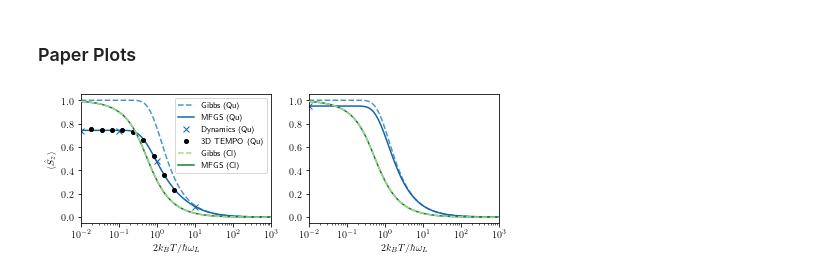
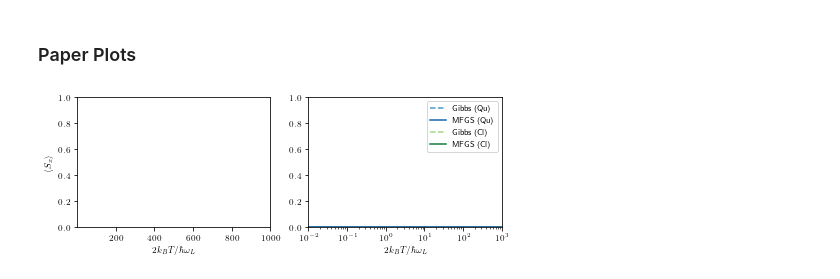
Before and after one commit to quantum-exeter/QuantumSpinDynamics, a Jupyter notebook: plot/plotStatics.ipynb, the cells around one changed output. Drawn from its saved outputs; the diff is of its cells as text; code cells hidden in the pictures.

Commit message:
sx magnetisation plots added.

```diff
--- a/plot/plotStatics.ipynb
+++ b/plot/plotStatics.ipynb
@@ -111,59 +111,63 @@ plt.savefig("C://Users//crh222//Dropbox//PhD//1. RC Mapping//Graphs//Statics//di
 # %% [markdown]
 ### Paper Plots ###
 # %%
-dataG_prma = np.array(pd.read_csv(r'C://Users//crh222//Data//RC//Quantum//Statics//Gibbs.csv'))
-data3D_prma = np.array(pd.read_csv(r'C://Users//crh222//Data//RC//Quantum//Statics//MFGS_3D_xyz_prma_5.csv'))
-data3D_prma_cl = np.array(pd.read_csv(r'C://Users//crh222//Data//RC//Classical//MFGS_3D_xyz_prma.csv'))
-data3D_prma_tempo = np.array(pd.read_csv(r'C://Users//crh222//Data//RC//Quantum//Statics//TEMPO.csv'))
+dataG_prma = np.array(pd.read_csv(r'C://Users//crh222//Data//3DProj//Quantum//Statics//Gibbs.csv'))
+data3D_prma = np.array(pd.read_csv(r'C://Users//crh222//Data//3DProj//Quantum//Statics//MFGS_3D_prma_5.csv'))
+data3D_prma_cl = np.array(pd.read_csv(r'C://Users//crh222//Data//3DProj//Classical//MFGS_3D_prma.csv'))
+data3D_prma_tempo = np.array(pd.read_csv(r'C://Users//crh222//Data//3DProj//Quantum//Statics//TEMPO.csv'))
 
-dataG_prmb = np.array(pd.read_csv(r'C://Users//crh222//Data//RC//Quantum//Statics//Gibbs_prmb.csv'))
-data3D_prmb = np.array(pd.read_csv(r'C://Users//crh222//Data//RC//Quantum//Statics//MFGS_3D_prmb_5.csv'))
-data3D_prmb_cl = np.array(pd.read_csv(r'C://Users//crh222//Data//RC//Classical//MFGS_3D_prmb.csv'))
-data3D_prmb_tempo = np.array(pd.read_csv(r'C://Users//crh222//Data//RC//Quantum//Statics//TEMPO.csv'))
+# dataG_prmb = np.array(pd.read_csv(r'C://Users//crh222//Data//3DProj//Quantum//Statics//Gibbs_prmb.csv'))
+# data3D_prmb = np.array(pd.read_csv(r'C://Users//crh222//Data//3DProj//Quantum//Statics//MFGS_3D_prmb_5.csv'))
+# data3D_prmb_cl = np.array(pd.read_csv(r'C://Users//crh222//Data//3DProj//Classical//MFGS_3D_prmb.csv'))
+# data3D_prmb_tempo = np.array(pd.read_csv(r'C://Users//crh222//Data//3DProj//Quantum//Statics//TEMPO.csv'))
 # %%
 fig, ax = plt.subplots(1, 2, figsize=(6.7, 2.5))  #size in inches
 
 bcmap = plt.get_cmap('Blues')
 ocmap = plt.get_cmap('YlGn')
 
-ax[0].set_ylabel("$\langle \\hat{S}_z\\rangle$")
+ax[0].set_ylabel("$\langle S_x \\rangle$")
 
 for n in [0, 1]:
     ax[n].set_xlabel("$2k_B T/\hbar\omega_L$")
     ax[n].set_xlim(1.0e-2, 1.0e3)
+    ax[n].set_ylim(0, 1)
 
 ##### Data ######
 
 #### prma ####
 
 ## Quantum ##
-ax[0].semilogx(dataG_prma[:,0], dataG_prma[:,1], color=bcmap(0.6), linestyle="--", label="Gibbs (Qu)") # Gibbs
-ax[0].semilogx(data3D_prma[:,0], data3D_prma[:,1], color=bcmap(0.8), label="MFGS (Qu)") # MFGS
-ax[0].plot(0.01, 0.74, color=bcmap(0.8), marker='x', linestyle='None', label="Dynamics (Qu)") # Dynamics
-ax[0].plot(0.1, 0.74, color=bcmap(0.8), marker='x') # Dynamics
-ax[0].plot(1, 0.48, color=bcmap(0.8), marker='x') # Dynamics
-ax[0].plot(10, 0.09, color=bcmap(0.8), marker='x') # Dynamics
-ax[0].semilogx(data3D_prma_tempo[:,0], data3D_prma_tempo[:,1], 'ko', markersize=4, linestyle='', label="3D TEMPO (Qu)") # TEMPO
+ax[1].semilogx(dataG_prma[:,0], dataG_prma[:,1], color=bcmap(0.6), linestyle="--", label="Gibbs (Qu)") # Gibbs
+ax[1].semilogx(data3D_prma[:,0], data3D_prma[:,1], color=bcmap(0.8), label="MFGS (Qu)") # MFGS
+# ax[1].plot(0.01, 0.74, color=bcmap(0.8), marker='x', linestyle='None', label="Dynamics (Qu)") # Dynamics
+# ax[1].plot(0.1, 0.74, color=bcmap(0.8), marker='x') # Dynamics
+# ax[1].plot(1, 0.48, color=bcmap(0.8), marker='x') # Dynamics
+# ax[1].plot(10, 0.09, color=bcmap(0.8), marker='x') # Dynamics
+# ax[1].semilogx(data3D_prma_tempo[:,0], data3D_prma_tempo[:,1], 'ko', markersize=4, linestyle='', label="3D TEMPO (Qu)") # TEMPO
 
 ## Classical ##
-ax[0].semilogx(dataG_prma[:,0], ((1/np.tanh(1/dataG_prma[:,0]) - (dataG_prma[:,0]))), color=ocmap(0.4), linestyle="--", label="Gibbs (Cl)", zorder=4) # Gibbs
-ax[0].semilogx(data3D_prma_cl[:,0], data3D_prma_cl[:,1], color=ocmap(0.8), linestyle='-', label="MFGS (Cl)") # MFGS
+ax[1].semilogx(dataG_prma[:,0], np.zeros(len(dataG_prma[:,0])), color=ocmap(0.4), linestyle="--", label="Gibbs (Cl)", zorder=1) # Gibbs
+ax[1].semilogx(data3D_prma_cl[:,0], data3D_prma_cl[:,1], color=ocmap(0.8), linestyle='-', label="MFGS (Cl)", zorder=0) # MFGS
 
-ax[0].legend(ncol=1)
+ax[1].legend(ncol=1)
 
-#### prmb ####
+# #### prmb ####
 
-## Quantum ##
-ax[1].semilogx(dataG_prmb[:,0], dataG_prmb[:,1], color=bcmap(0.6), linestyle="--", label="Gibbs (Qu)") # Gibbs
-ax[1].semilogx(data3D_prmb[:,0], data3D_prmb[:,1], color=bcmap(0.8), label="MFGS (Qu)") # MFGS
-ax[1].plot(0.01, 0.95, color=bcmap(0.8), marker='x', linestyle='None', label="Dynamics (Qu)") # Dynamics
+# ## Quantum ##
+# ax[0].semilogx(dataG_prmb[:,0], dataG_prmb[:,3], color=bcmap(0.6), linestyle="--", label="Gibbs (Qu)") # Gibbs
+# ax[0].semilogx(data3D_prmb[:,0], data3D_prmb[:,3], color=bcmap(0.8), label="MFGS (Qu)") # MFGS
+# ax[0].plot(0.01, 0.95, color=bcmap(0.8), marker='x', linestyle='None', label="Dynamics (Qu)") # Dynamics
+# ax[0].plot(0.1, 0.95, color=bcmap(0.8), marker='x', linestyle='None')
+# ax[0].plot(1, 0.70, color=bcmap(0.8), marker='x', linestyle='None')
+# ax[0].plot(10, 0.10, color=bcmap(0.8), marker='x', linestyle='None')
 
-## Classical ##
-ax[1].semilogx(dataG_prmb[:,0], ((1/np.tanh(1/dataG_prmb[:,0]) - (dataG_prmb[:,0]))), color=ocmap(0.4), linestyle="--", label="Gibbs (Cl)", zorder=4) # Gibbs
-ax[1].semilogx(data3D_prmb_cl[:,0], data3D_prmb_cl[:,1], color=ocmap(0.8), linestyle='-', label="MFGS (Cl)") # MFGS
+# ## Classical ##
+# ax[0].semilogx(dataG_prmb[:,0], ((1/np.tanh(1/dataG_prmb[:,0]) - (dataG_prmb[:,0]))), color=ocmap(0.4), linestyle="--", label="Gibbs (Cl)", zorder=1) # Gibbs
+# ax[0].semilogx(data3D_prmb_cl[:,0], data3D_prmb_cl[:,1], color=ocmap(0.8), linestyle='-', label="MFGS (Cl)", zorder=0) # MFGS
 
 fig.tight_layout()
 
-# plt.savefig("C://Users//crh222//Dropbox//PhD//1. RC Mapping//Graphs//Paper//magnetisation_temp_prma.pdf", dpi=300)
+plt.savefig("C://Users//crh222//Dropbox//PhD//1. RC Mapping//Graphs//Paper//sx_T.pdf", dpi=300)
 # %% [output]
-[figure, old version]
+[figure, new version]
```
Also changed, not shown: parts of 3 cells of this notebook.
